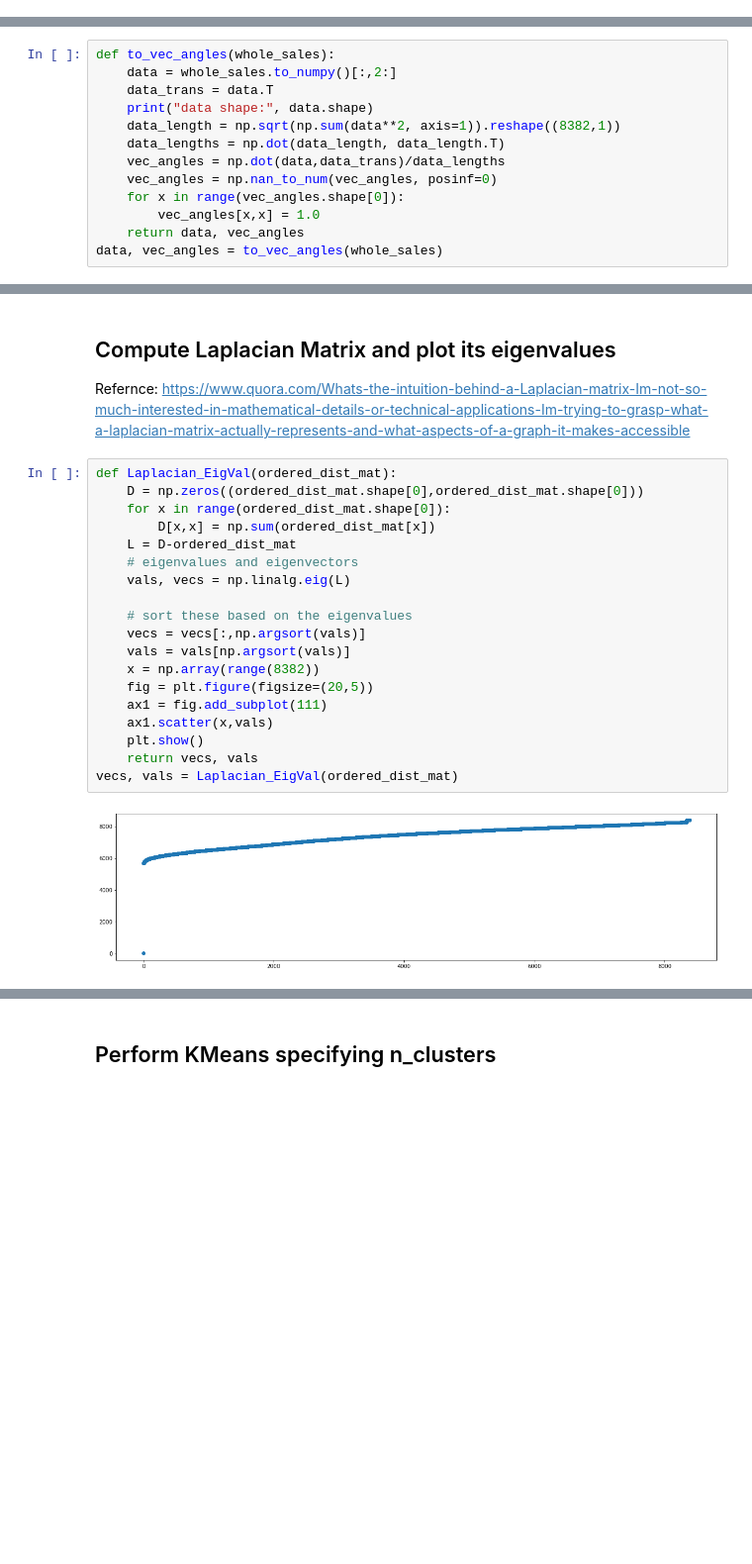
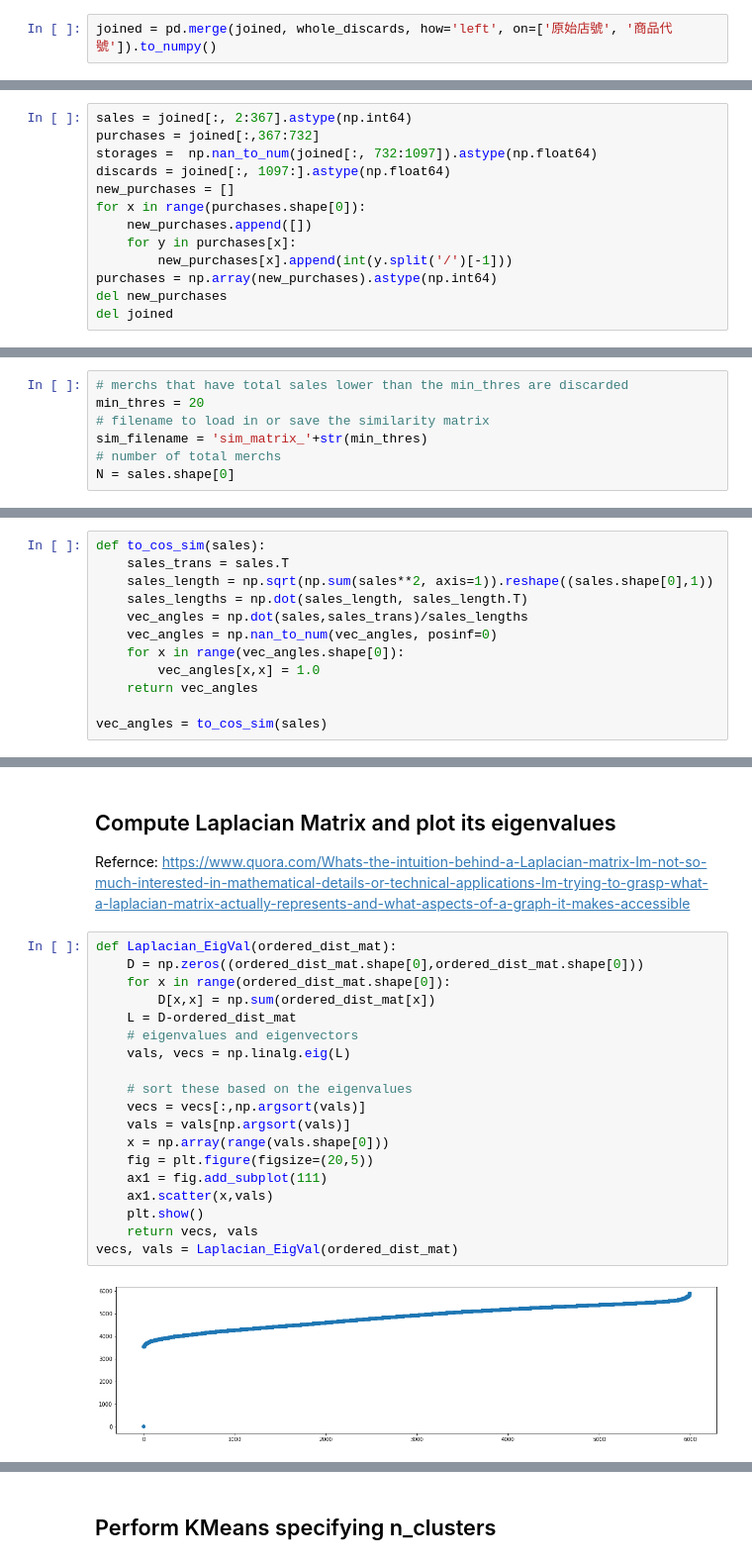
Before and after one commit to reggiehsu111/FamilyMart, a Jupyter notebook: src/Reg/test.ipynb, the cells around one changed output, grey strips where cells are left out. Shown at 99% size. Cells and saved outputs as stored; diff of their text form; blank space fills up the shorter version.

```diff
--- a/src/Reg/test.ipynb
+++ b/src/Reg/test.ipynb
@@ -36,0 +60,2 @@ whole_sales = pd.read_csv('../data/銷售數量2017_transformed.csv', sep=",")
+# %%
+joined = pd.merge(joined, whole_discards, how='left', on=['原始店號', '商品代號']).to_numpy()
@@ -36,0 +76,13 @@ whole_sales = pd.read_csv('../data/銷售數量2017_transformed.csv', sep=",")
+# %%
+sales = joined[:, 2:367].astype(np.int64)
+purchases = joined[:,367:732]
+storages =  np.nan_to_num(joined[:, 732:1097]).astype(np.float64)
+discards = joined[:, 1097:].astype(np.float64)
+new_purchases = []
+for x in range(purchases.shape[0]):
+    new_purchases.append([])
+    for y in purchases[x]:
+        new_purchases[x].append(int(y.split('/')[-1]))
+purchases = np.array(new_purchases).astype(np.int64)
+del new_purchases
+del joined
@@ -37 +91,8 @@ whole_sales = pd.read_csv('../data/銷售數量2017_transformed.csv', sep=",")
+# %%
+# merchs that have total sales lower than the min_thres are discarded
+min_thres = 20
+# filename to load in or save the similarity matrix
+sim_filename = 'sim_matrix_'+str(min_thres)
+# number of total merchs
+N = sales.shape[0]
 # %% [markdown]
@@ -39,13 +100,12 @@ whole_sales = pd.read_csv('../data/銷售數量2017_transformed.csv', sep=",")
 # %%
-def to_vec_angles(whole_sales):
-    data = whole_sales.to_numpy()[:,2:]
-    data_trans = data.T
-    print("data shape:", data.shape)
-    data_length = np.sqrt(np.sum(data**2, axis=1)).reshape((8382,1))
-    data_lengths = np.dot(data_length, data_length.T)
-    vec_angles = np.dot(data,data_trans)/data_lengths
+def to_cos_sim(sales):
+    sales_trans = sales.T
+    sales_length = np.sqrt(np.sum(sales**2, axis=1)).reshape((sales.shape[0],1))
+    sales_lengths = np.dot(sales_length, sales_length.T)
+    vec_angles = np.dot(sales,sales_trans)/sales_lengths
     vec_angles = np.nan_to_num(vec_angles, posinf=0)
     for x in range(vec_angles.shape[0]):
         vec_angles[x,x] = 1.0
-    return data, vec_angles
-data, vec_angles = to_vec_angles(whole_sales)
+    return vec_angles
+
+vec_angles = to_cos_sim(sales)
@@ -236,21 +338,21 @@ Refernce: https://www.quora.com/Whats-the-intuition-behind-a-Laplacian-matrix-Im
 # %%
 def Laplacian_EigVal(ordered_dist_mat):
     D = np.zeros((ordered_dist_mat.shape[0],ordered_dist_mat.shape[0]))
     for x in range(ordered_dist_mat.shape[0]):
         D[x,x] = np.sum(ordered_dist_mat[x])
     L = D-ordered_dist_mat
     # eigenvalues and eigenvectors
     vals, vecs = np.linalg.eig(L)
 
     # sort these based on the eigenvalues
     vecs = vecs[:,np.argsort(vals)]
     vals = vals[np.argsort(vals)]
-    x = np.array(range(8382))
+    x = np.array(range(vals.shape[0]))
     fig = plt.figure(figsize=(20,5))
     ax1 = fig.add_subplot(111)
     ax1.scatter(x,vals)
     plt.show()
     return vecs, vals
 vecs, vals = Laplacian_EigVal(ordered_dist_mat)
 # %% [output]
-[figure, old version]
+[figure, new version]
```
Also changed, not shown: parts of 45 cells of this notebook, 1 other file.
